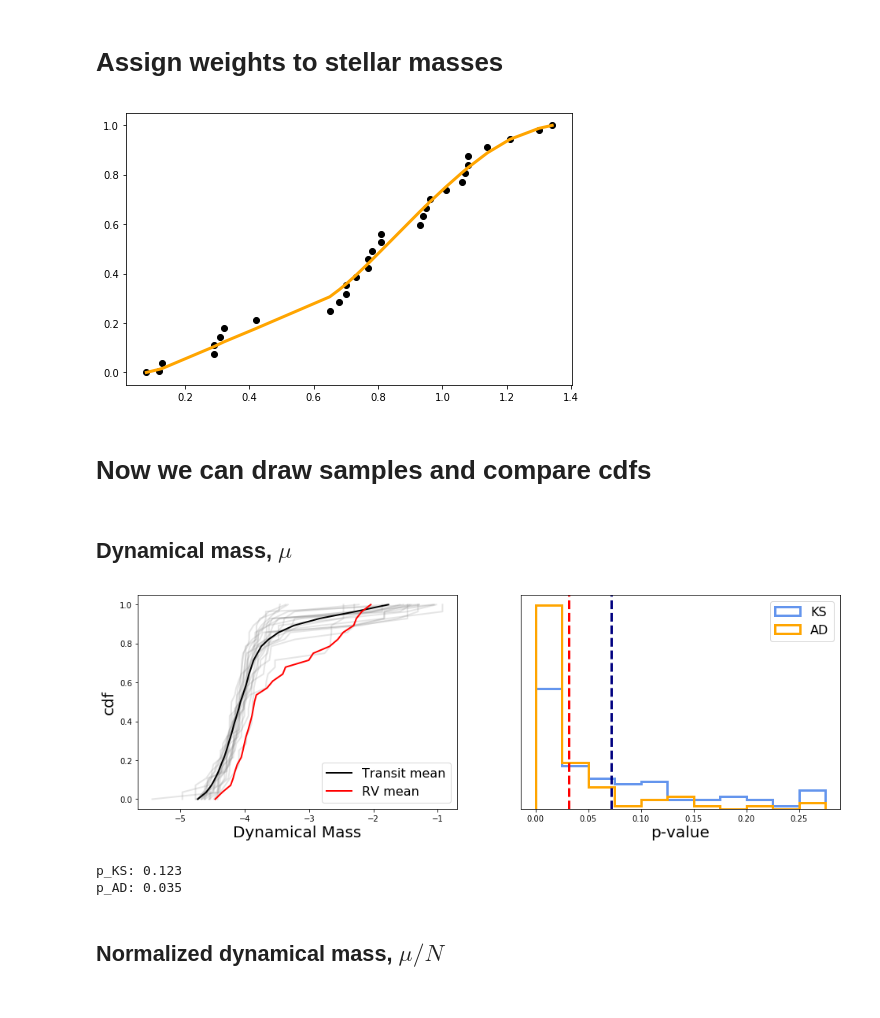
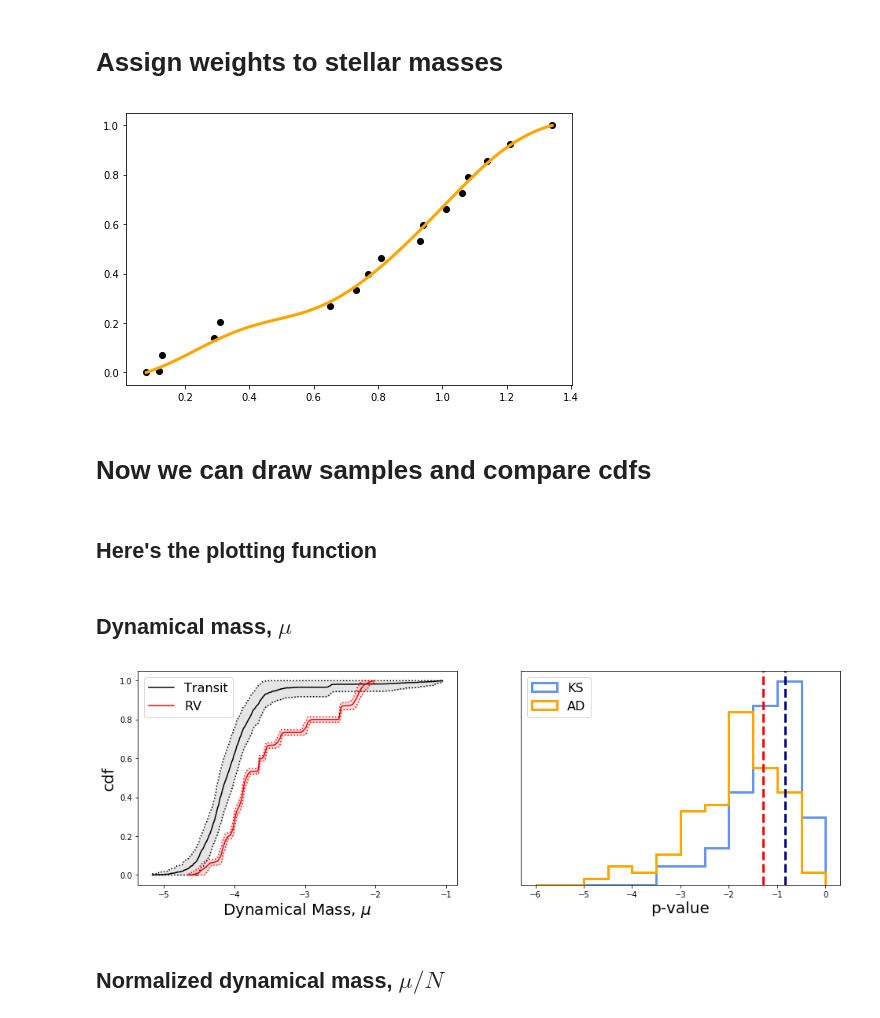
Before and after one commit to djhoover717/Oviraptor, a Jupyter notebook: oviraptor_v4.ipynb, the cells around one changed output. Drawn from its saved outputs; the diff is of its cells as text; code cells hidden in the pictures.

```diff
--- a/oviraptor_v4.ipynb
+++ b/oviraptor_v4.ipynb
@@ -194,8 +401,8 @@ After removals, 812 objects in 230 systems remain
 # use Chen & Kipping (2017) to convert mass to radius
 
 rv_mass = d["mp"][d["sys_disc_method"] == "Radial Velocity"]
-rv_mass_err1 = d["merr1"][d["sys_disc_method"] == "Radial Velocity"]
-rv_mass_err2 = d["merr2"][d["sys_disc_method"] == "Radial Velocity"]
+rv_mass_err1 = d["mp_err1"][d["sys_disc_method"] == "Radial Velocity"]
+rv_mass_err2 = d["mp_err2"][d["sys_disc_method"] == "Radial Velocity"]
 rv_mass_err  = np.sqrt(rv_mass_err1**2 + rv_mass_err2**2)/np.sqrt(2)
 
 bad = (rv_mass_err > 0.5*rv_mass) + np.isnan(rv_mass) + np.isnan(rv_mass_err)
@@ -440,10 +630,10 @@ w_tr  = spline(ms_tr)
 # make a plot
 plt.figure(figsize=(8,5))
 plt.plot(train_x, train_y, "ko")
-plt.plot(train_x, spline(train_x), c="orange", lw=3)
+plt.plot(fit_x, spline(fit_x), c="orange", lw=3)
 plt.show()
 # %% [output]
-[figure, old version]
+[figure, new version]
 # %% [markdown]
 # Now we can draw samples and compare cdfs
 # %%
@@ -463,3 +653,20 @@ def perturbed_ks_2samp(x1, x2):
     p_new = 2*np.exp(-(2*m*D_new**2)/(1+m/n))
 
     return D_new, p_new
+
+
+def extrapolated_anderson_2samp(x1, x2):
+    A, cv, p = stats.anderson_ksamp([x1, x2])
+
+    alpha = np.array([0.25, 0.10, 0.05, 0.025, 0.01, 0.005, 0.001])
+
+    res_fxn = lambda theta, x, y: y - 1/(1 + theta[0]*np.exp(x/theta[1]))
+
+    fit, success = op.leastsq(res_fxn, [0.25, 1], args=(cv, alpha))
+
+    z = np.linspace(-2,6)
+    p_new = 1/(1 + fit[0]*np.exp(A/fit[1]))
+
+    return A, p_new
+# %% [markdown]
+## Here's the plotting function
@@ -468,70 +731,37 @@ def perturbed_ks_2samp(x1, x2):
 # %%
 Nsys = len(ms_rv)
 
 KS["mu"] = np.zeros(NBOOT)
 AD["mu"] = np.zeros(NBOOT)
 
 mu_rv = np.zeros((NBOOT,Nsys))
 mu_tr = np.zeros((NBOOT,Nsys))
 
 for i in range(NBOOT):
     for j in range(Nsys):
         # use all RV systems
         mu_rv[i,j] = archinfo.mu(rv_systems[j].prob_mass[i], rv_systems[j].Mstar)
 
         # do a weighted draw of a random transit system
         w_rand = np.random.uniform(0,1)
         loc = np.argmin(np.abs(w_rand-w_tr))
         mu_tr[i,j] = archinfo.mu(transit_systems[loc].prob_mass[i], transit_systems[loc].Mstar)
 
     mu_rv[i] = np.sort(mu_rv[i])
     mu_tr[i] = np.sort(mu_tr[i])
 
-    # p-values (capped at 0.25, floored at 0.001)
-    KS["mu"][i] = np.min([perturbed_ks_2samp(mu_rv[i], mu_tr[i])[1], 0.25])
-    AD["mu"][i] = stats.anderson_ksamp([mu_rv[i], mu_tr[i]])[2]
-
-    KS["mu"][i] = np.max([KS["mu"][i], 1e-3])
-    AD["mu"][i] = np.max([AD["mu"][i], 1e-3])
+    # p-values
+    KS["mu"][i] = perturbed_ks_2samp(mu_rv[i], mu_tr[i])[1]
+    AD["mu"][i] = extrapolated_anderson_2samp(mu_rv[i], mu_tr[i])[1]
 
 
 logmu_rv = np.log10(mu_rv)
 logmu_tr = np.log10(mu_tr)
 
 
-fig, ax = plt.subplots(1,2, figsize=(16,5))
-
-draws = np.random.choice(np.arange(NBOOT, dtype="int"), size=20, replace=False)
-
-for d in draws:
-    ax[0].plot(logmu_tr[d], np.linspace(0,1,Nsys), c="grey", alpha=0.2, lw=2)
-ax[0].plot(np.mean(logmu_tr, axis=0), np.linspace(0,1,Nsys), c="k", lw=2, label="Transit mean")
-ax[0].plot(np.mean(logmu_rv, axis=0), np.linspace(0,1,Nsys), c="r", lw=2, label="RV mean")
-ax[0].set_xlabel("Dynamical Mass", fontsize=20)
-ax[0].legend(fontsize=16)
-ax[0].set_ylabel("cdf", fontsize=20)
-
-bins = np.linspace(0.0, 0.275, 12)
-
-ax[1].hist(KS["mu"], bins=bins, color="cornflowerblue", histtype="step", lw=3, label="KS")
-ax[1].hist(AD["mu"], bins=bins, color="orange", histtype="step", lw=3, label="AD")
-ax[1].axvline(np.mean(KS["mu"]), color="navy", lw=3, ls="--")
-ax[1].axvline(np.mean(AD["mu"]), color="red", lw=3, ls="--")
-ax[1].set_xlabel("p-value", fontsize=20)
-ax[1].set_yticks([])
-ax[1].legend(loc="upper right", fontsize=16)
-
-plt.show()
-
-KS_mean = stats.ks_2samp(np.mean(mu_tr,0), np.mean(mu_rv,0))[1]
-AD_mean = stats.anderson_ksamp([np.mean(mu_tr,0), np.mean(mu_rv,0)])[2]
-
-print("p_KS: {0:.3f}".format(KS_mean))
-print("p_AD: {0:.3f}".format(AD_mean))
+fig, ax = quick_plot([logmu_tr, logmu_rv], KS["mu"], AD["mu"], "Dynamical Mass, $\mu$")
 # %% [output]
-[figure, old version]
+[figure, new version]
-p_KS: 0.123
-p_AD: 0.035
 # %% [markdown]
 ## Normalized dynamical mass, $\mu/N$
 # %%
```
Also changed, not shown: parts of 28 cells of this notebook, 6 other files.
